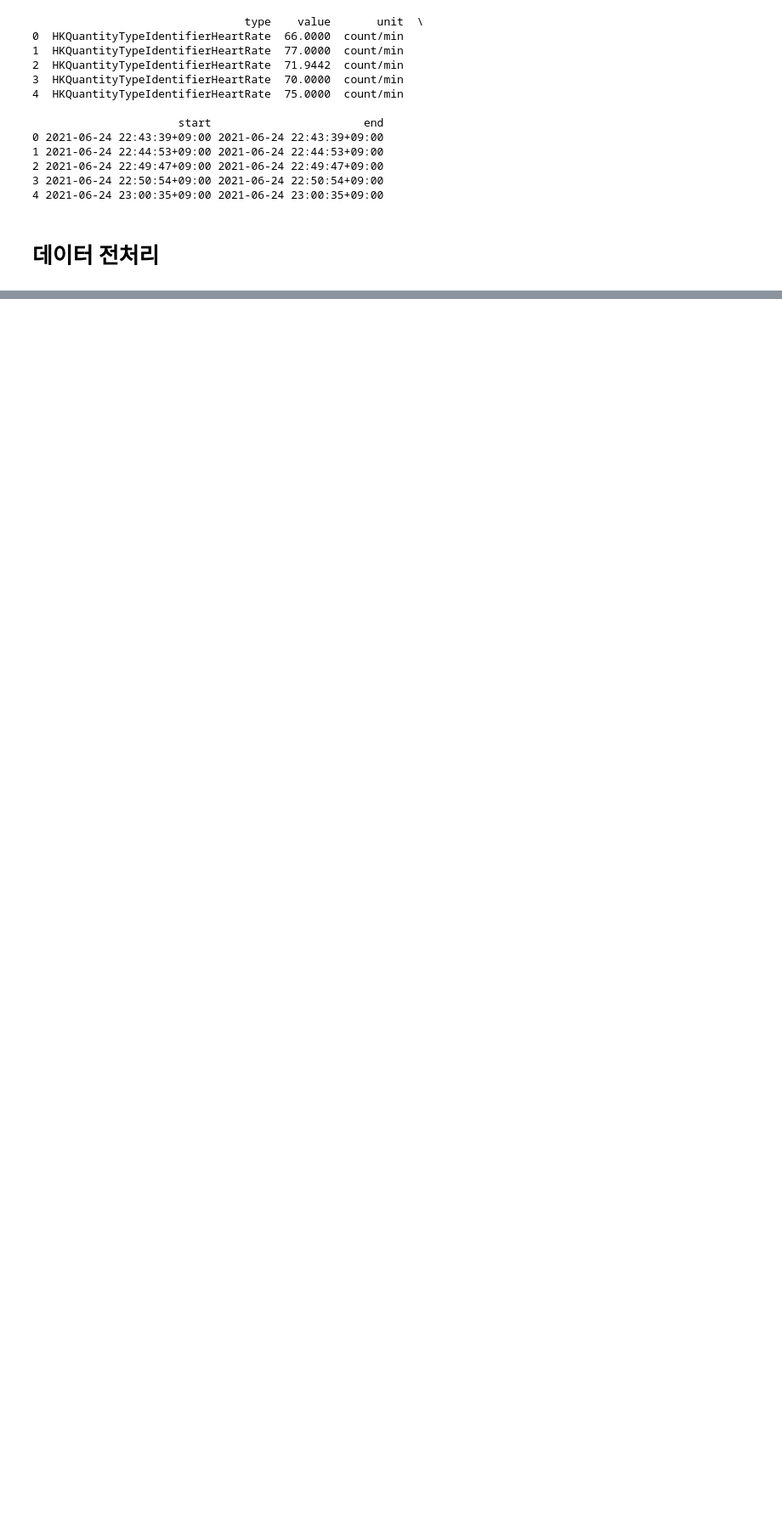
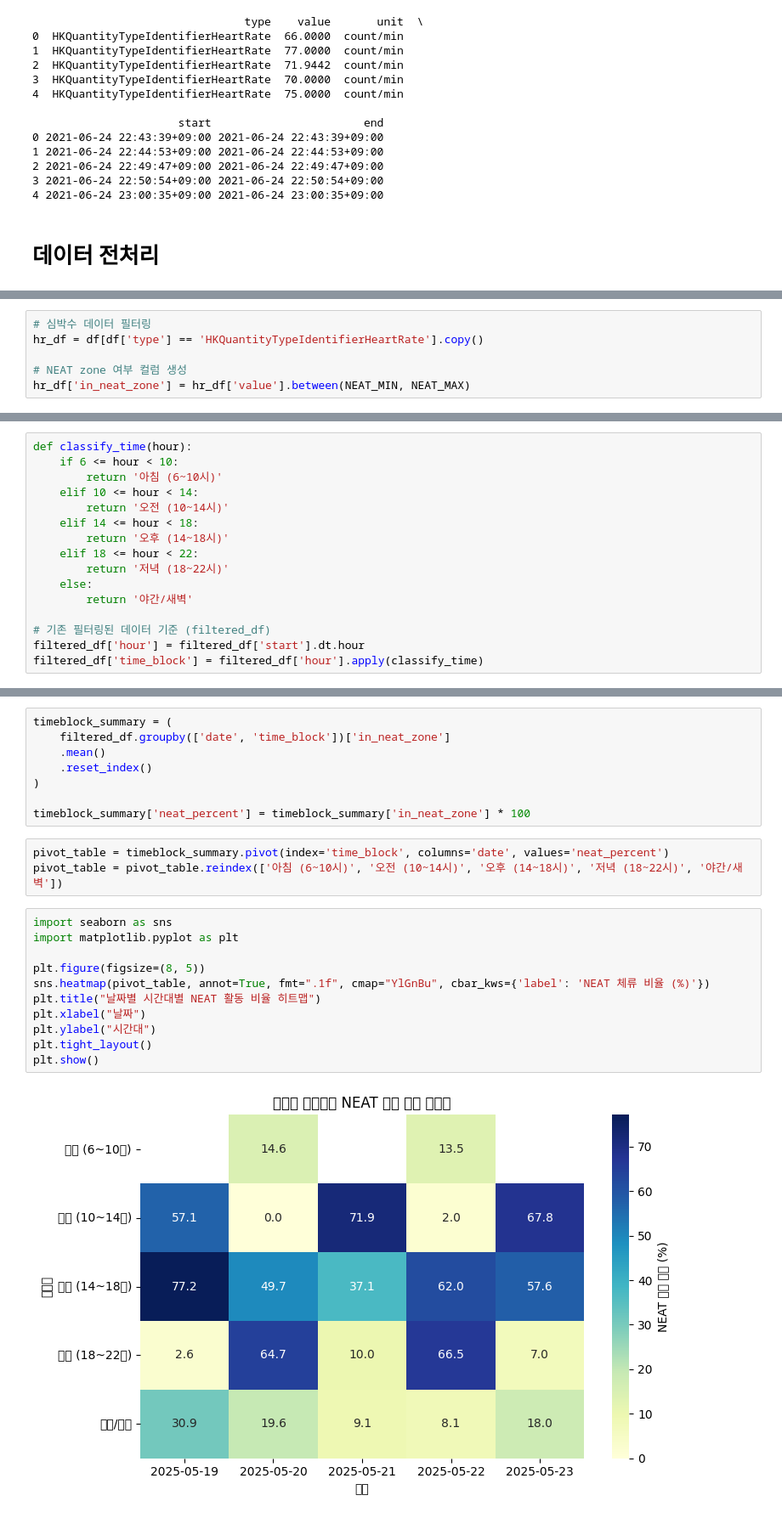
Before and after one commit to Mattlee10/Matt_Labs, a Jupyter notebook: 25_05.ipynb, the cells around one changed output, grey strips where cells are left out. Shown at 85% size. Drawn from its saved outputs; the diff is of its cells as text; blank space fills up the shorter version.

```diff
--- a/25_05.ipynb
+++ b/25_05.ipynb
@@ -476,0 +82,6 @@ plot_zone2_heart_rate(df_zone2, age=31)
+# %%
+# 심박수 데이터 필터링
+hr_df = df[df['type'] == 'HKQuantityTypeIdentifierHeartRate'].copy()
+
+# NEAT zone 여부 컬럼 생성
+hr_df['in_neat_zone'] = hr_df['value'].between(NEAT_MIN, NEAT_MAX)
@@ -476,0 +151,16 @@ plot_zone2_heart_rate(df_zone2, age=31)
+# %%
+def classify_time(hour):
+    if 6 <= hour < 10:
+        return '아침 (6~10시)'
+    elif 10 <= hour < 14:
+        return '오전 (10~14시)'
+    elif 14 <= hour < 18:
+        return '오후 (14~18시)'
+    elif 18 <= hour < 22:
+        return '저녁 (18~22시)'
+    else:
+        return '야간/새벽'
+
+# 기존 필터링된 데이터 기준 (filtered_df)
+filtered_df['hour'] = filtered_df['start'].dt.hour
+filtered_df['time_block'] = filtered_df['hour'].apply(classify_time)
@@ -476,0 +178,24 @@ plot_zone2_heart_rate(df_zone2, age=31)
+# %%
+timeblock_summary = (
+    filtered_df.groupby(['date', 'time_block'])['in_neat_zone']
+    .mean()
+    .reset_index()
+)
+
+timeblock_summary['neat_percent'] = timeblock_summary['in_neat_zone'] * 100
+# %%
+pivot_table = timeblock_summary.pivot(index='time_block', columns='date', values='neat_percent')
+pivot_table = pivot_table.reindex(['아침 (6~10시)', '오전 (10~14시)', '오후 (14~18시)', '저녁 (18~22시)', '야간/새벽'])
+# %%
+import seaborn as sns
+import matplotlib.pyplot as plt
+
+plt.figure(figsize=(8, 5))
+sns.heatmap(pivot_table, annot=True, fmt=".1f", cmap="YlGnBu", cbar_kws={'label': 'NEAT 체류 비율 (%)'})
+plt.title("날짜별 시간대별 NEAT 활동 비율 히트맵")
+plt.xlabel("날짜")
+plt.ylabel("시간대")
+plt.tight_layout()
+plt.show()
+# %% [output]
+[figure, added]
```
Also changed, not shown: parts of 33 cells of this notebook.
